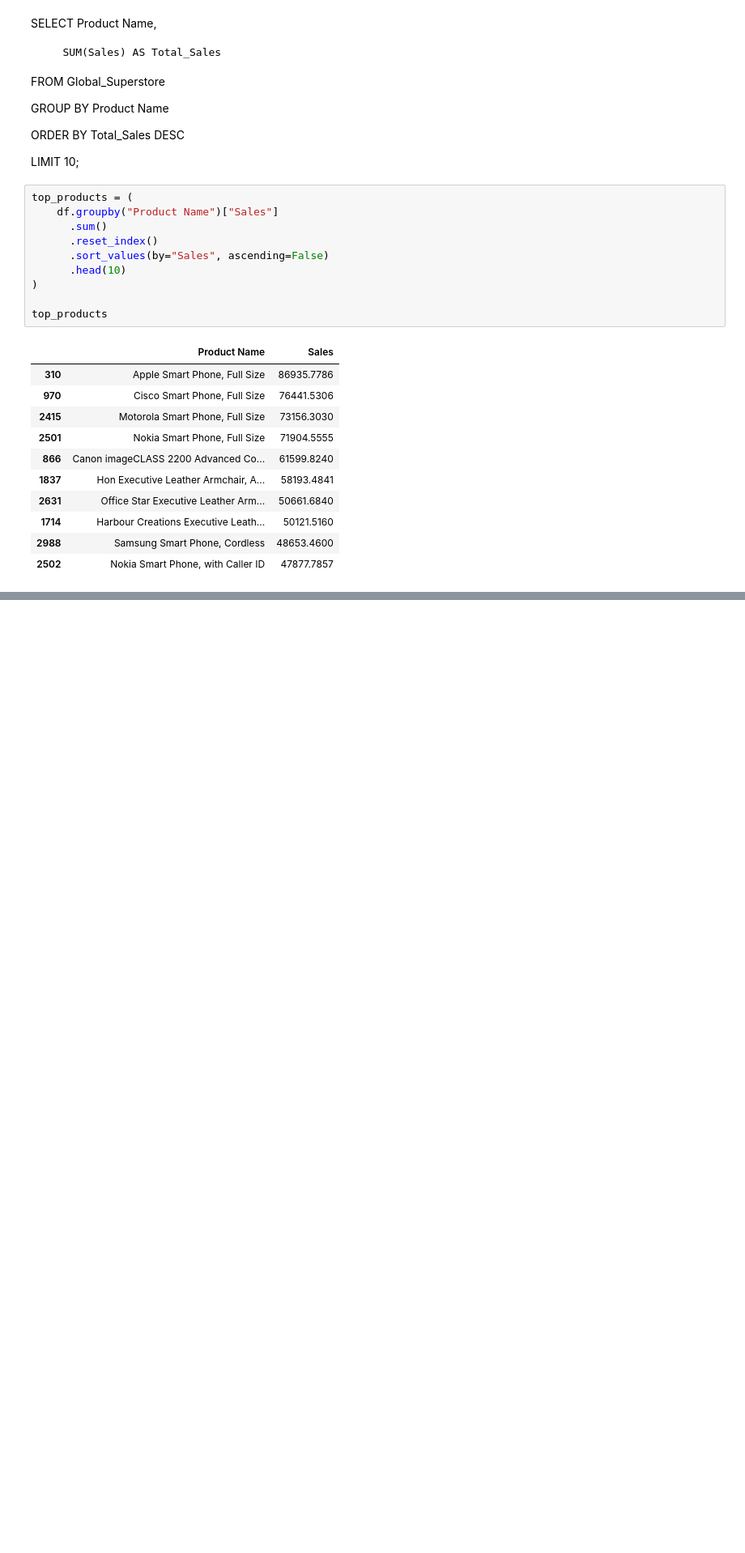
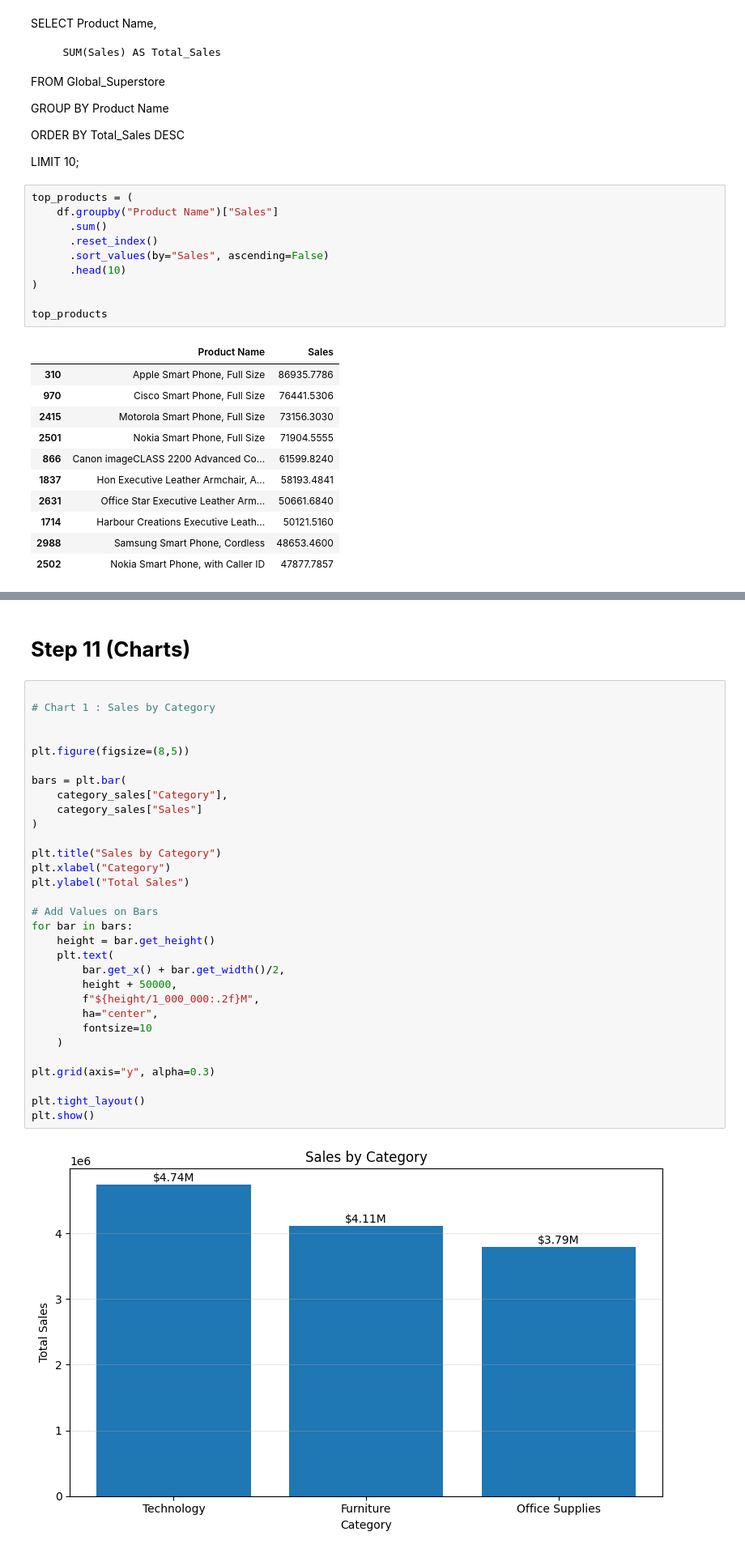
Before and after one commit to AiWriter404/sql-style-business-analysis, a Jupyter notebook: sql-style-business-analysis.ipynb, the cells around one changed output, grey strips where cells are left out. Shown at 81% size. Saved outputs shown, nothing was run; the diff lists cells and outputs as text; blank space fills up the shorter version.

```diff
--- a/sql-style-business-analysis.ipynb
+++ b/sql-style-business-analysis.ipynb
@@ -293,0 +335,35 @@ top_products
+# %% [markdown]
+# **Step 11 (Charts)**
+# %%
+
+# Chart 1 : Sales by Category
+
+
+plt.figure(figsize=(8,5))
+
+bars = plt.bar(
+    category_sales["Category"],
+    category_sales["Sales"]
+)
+
+plt.title("Sales by Category")
+plt.xlabel("Category")
+plt.ylabel("Total Sales")
+
+# Add Values on Bars
+for bar in bars:
+    height = bar.get_height()
+    plt.text(
+        bar.get_x() + bar.get_width()/2,
+        height + 50000,
+        f"${height/1_000_000:.2f}M",
+        ha="center",
+        fontsize=10
+    )
+
+plt.grid(axis="y", alpha=0.3)
+
+plt.tight_layout()
+plt.show()
+# %% [output]
+[figure, added]
```
Also changed, not shown: parts of 8 cells of this notebook.
